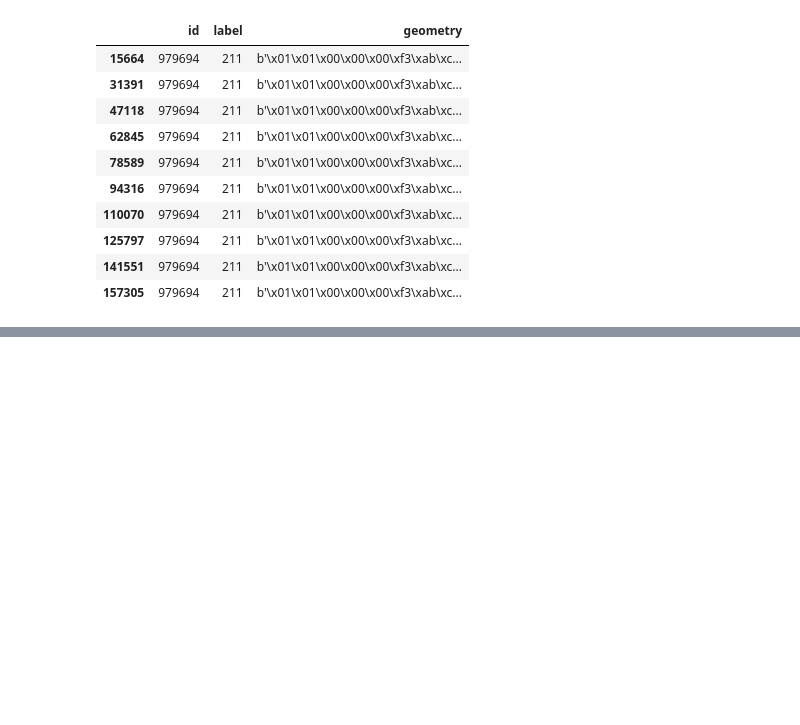
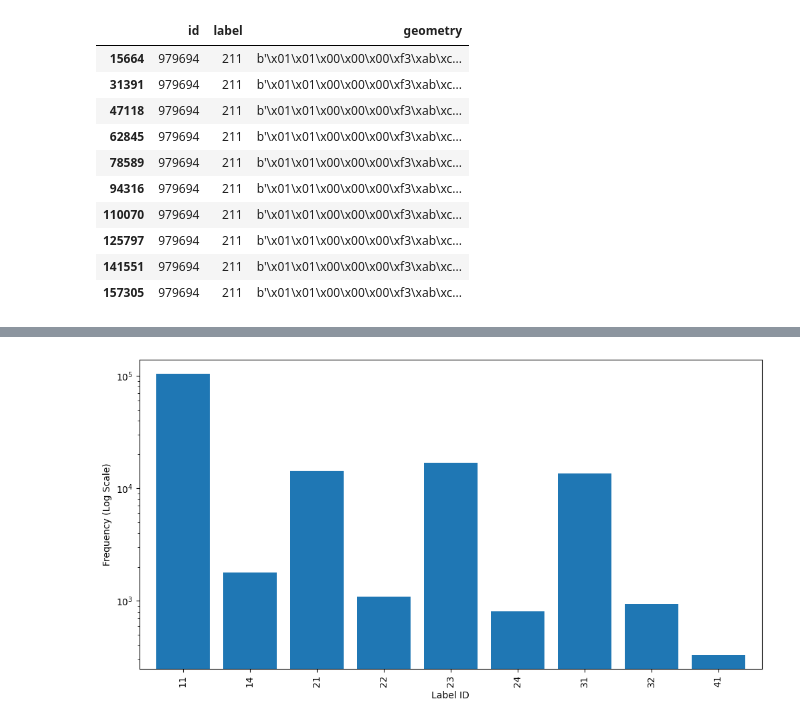
Before and after one commit to mfherrm/BioOTon, a Jupyter notebook: test.ipynb, the cells around one changed output, grey strips where cells are left out. Cells and saved outputs as stored; diff of their text form; code cells hidden in the pictures; blank space fills up the shorter version.

```diff
--- a/test.ipynb
+++ b/test.ipynb
@@ -90,0 +572,34 @@ aug_df.loc[aug_df.id == int(ds.combined_file_paths[i].stem.replace("wn_","").rep
+# %%
+subset = selectSubset(combined_subset, wanted_oc)
+# %%
+upscale_factor = 1/10 # 1 cell is 1000m x 1000m
+
+corine_dir = "F:\\Persönliches\\Git\\BioOTon"
+dir_files = os.listdir(corine_dir)
+raster_file = os.path.join(corine_dir, list(compress(dir_files, [file.endswith("clip.tif") for file in dir_files]))[0])
+
+
+# coord_list = [(x, y) for x, y in zip(pframes["X"], pframes["Y"])]
+with rasterio.open(raster_file) as tif:
+    print("Loaded raster successfully. Changing resolution.")
+    data = tif.read(
+        out_shape=(
+            tif.count,
+            int(tif.height * upscale_factor),
+            int(tif.width * upscale_factor)
+        ),
+        resampling=Resampling.bilinear
+    )
+
+    transform = tif.transform * tif.transform.scale(
+        (tif.width / data.shape[-1]),
+        (tif.height / data.shape[-2])
+    )
+
+    print("Successfully changed resolution.")
+
+    row, col = rasterio.transform.rowcol(transform, subset["X"], subset["Y"])
+
+    # cell_ids = [tif.width * (idx := tif.index(*val))[0] + idx[1] for val in coord_list]
+    cell_ids = [data.shape[-1] * row + col]
+    subset["cell_id"] = cell_ids[0]
@@ -90,0 +614,13 @@ aug_df.loc[aug_df.id == int(ds.combined_file_paths[i].stem.replace("wn_","").rep
+# %%
+counts = subset.label_agg.value_counts().sort_index()
+
+plt.figure(figsize=(12, 6))
+
+# Add logy=True to force the Y-axis into log scale
+counts.plot(kind='bar', width=0.8, logy=True)
+
+plt.xlabel("Label ID")
+plt.ylabel("Frequency (Log Scale)")
+plt.show()
+# %% [output]
+[figure, added]
```
Also changed, not shown: parts of 55 cells of this notebook.
